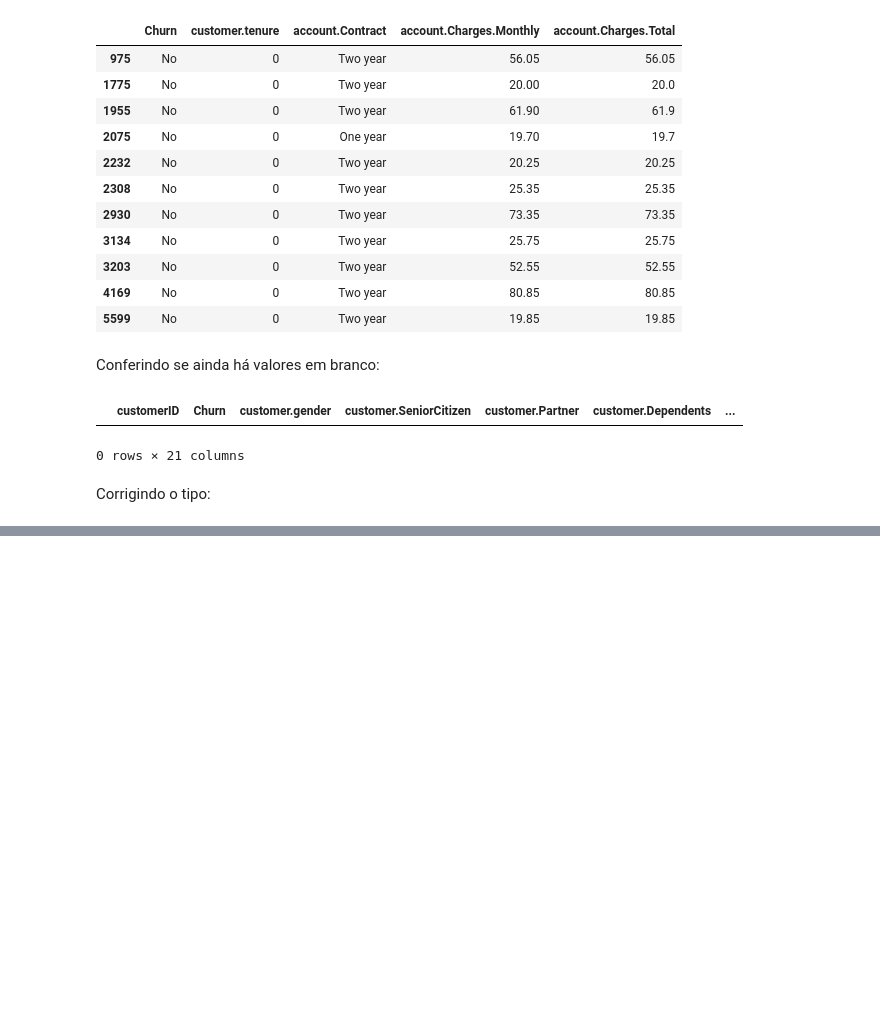
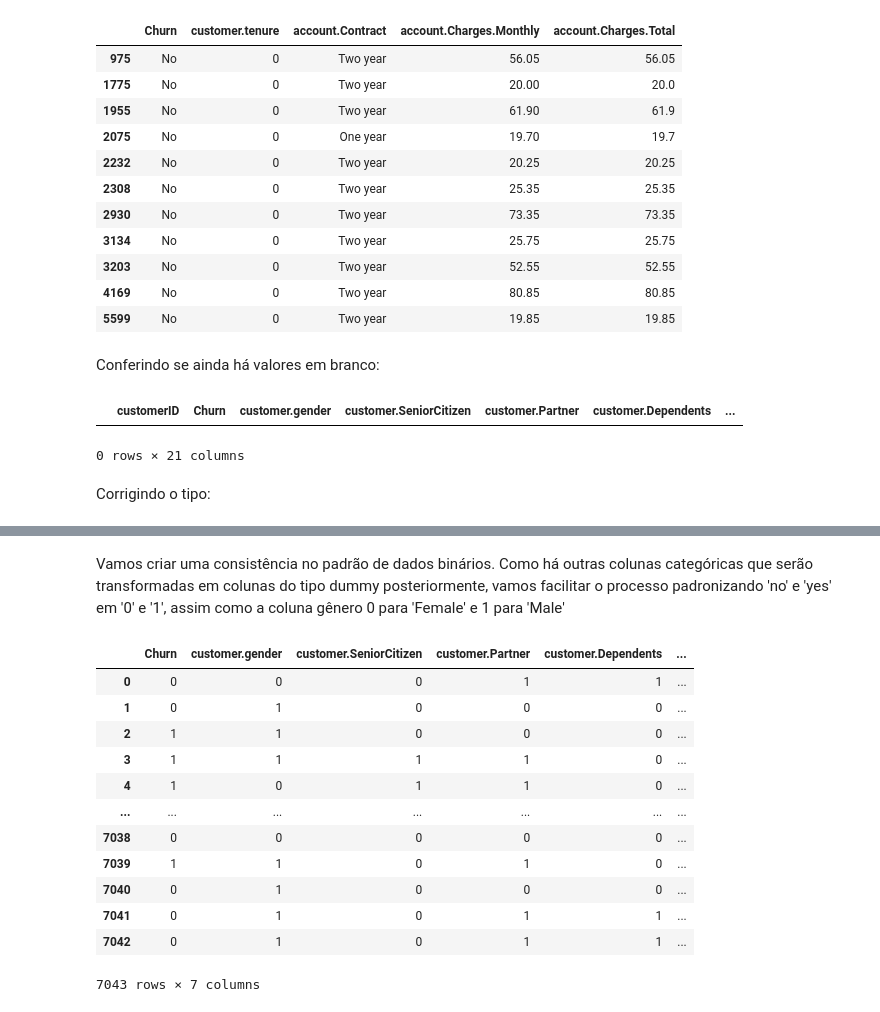
Before and after one commit to RPGraciotti/Novexus_alura_challenge, a Jupyter notebook: notebook_projeto.ipynb, the cells around one changed output, grey strips where cells are left out. Drawn from its saved outputs; the diff is of its cells as text; code cells hidden in the pictures; blank space fills up the shorter version.

```diff
--- a/notebook_projeto.ipynb
+++ b/notebook_projeto.ipynb
@@ -303,0 +445,26 @@ df_churn['account.Charges.Total'] = df_churn['account.Charges.Total'].astype(flo
+# %% [markdown]
+Vamos criar uma consistência no padrão de dados binários. Como há outras colunas categóricas que serão transformadas em colunas do tipo dummy posteriormente, vamos facilitar o processo padronizando 'no' e 'yes' em '0' e '1', assim como a coluna gênero 0 para 'Female' e 1 para 'Male'
+# %%
+bin = {
+    'No' : 0,
+    'Yes' : 1,
+    'Female' : 0,
+    'Male' : 1
+}
+# %%
+df_churn_sem_vazio[colunas_binarias] = df_churn_sem_vazio[colunas_binarias].replace(bin)
+df_churn_sem_vazio[colunas_binarias]
+# %% [output]
+|  | Churn | customer.gender | customer.SeniorCitizen | customer.Partner | customer.Dependents | ... |
+| 0 | 0 | 0 | 0 | 1 | 1 | ... |
+| 1 | 0 | 1 | 0 | 0 | 0 | ... |
+| 2 | 1 | 1 | 0 | 0 | 0 | ... |
+| 3 | 1 | 1 | 1 | 1 | 0 | ... |
+| 4 | 1 | 0 | 1 | 1 | 0 | ... |
+| ... | ... | ... | ... | ... | ... | ... |
+| 7038 | 0 | 0 | 0 | 0 | 0 | ... |
+| 7039 | 1 | 1 | 0 | 1 | 0 | ... |
+| 7040 | 0 | 1 | 0 | 0 | 0 | ... |
+| 7041 | 0 | 1 | 0 | 1 | 1 | ... |
+| 7042 | 0 | 1 | 0 | 1 | 1 | ... |
+7043 rows × 7 columns
```
Also changed, not shown: parts of 20 cells of this notebook.
